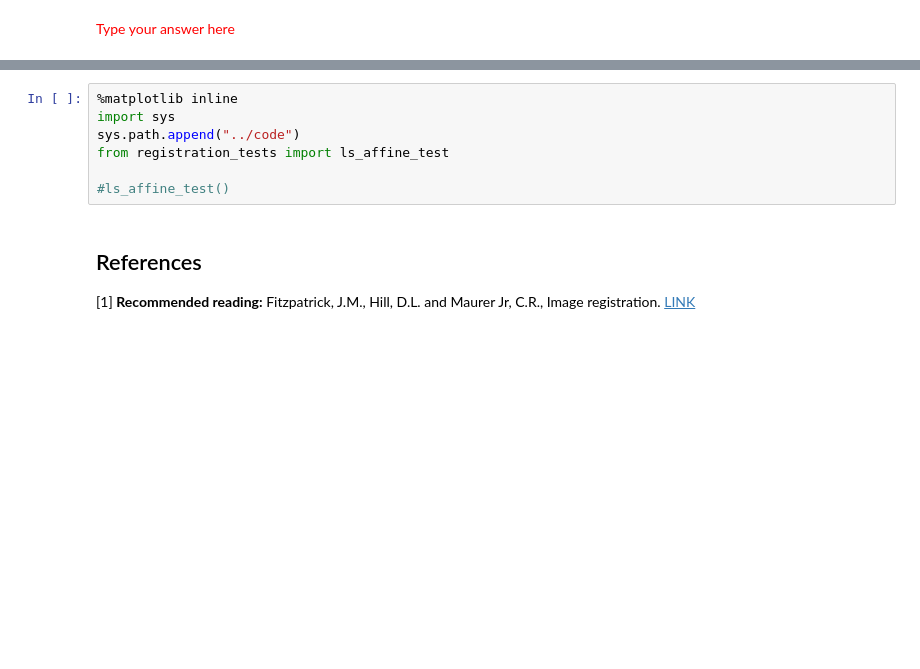
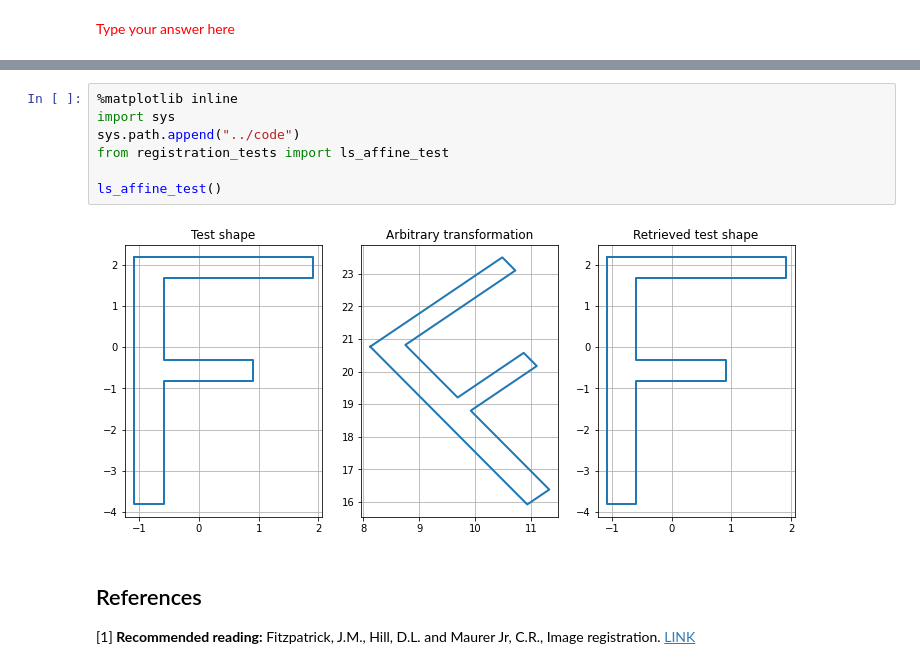
Before and after one commit to dkrahulec127/8dc00-website, a Jupyter notebook: docs/source/reader/1.2_Registration_point-based-registration.ipynb, the cells around one changed output, grey strips where cells are left out. Drawn from its saved outputs; the diff is of its cells as text; blank space fills up the shorter version.

```diff
--- a/docs/source/reader/1.2_Registration_point-based-registration.ipynb
+++ b/docs/source/reader/1.2_Registration_point-based-registration.ipynb
@@ -245,10 +248,12 @@ Test your implementation by calling `ls_affine_test()` from `SECTION 2` of the `
 # %%
 %matplotlib inline
 import sys
 sys.path.append("../code")
 from registration_tests import ls_affine_test
 
-#ls_affine_test()
+ls_affine_test()
+# %% [output]
+[figure, added]
 # %% [markdown]
 ## References
 
```
Also changed, not shown: parts of 4 cells of this notebook, 2 other files.
